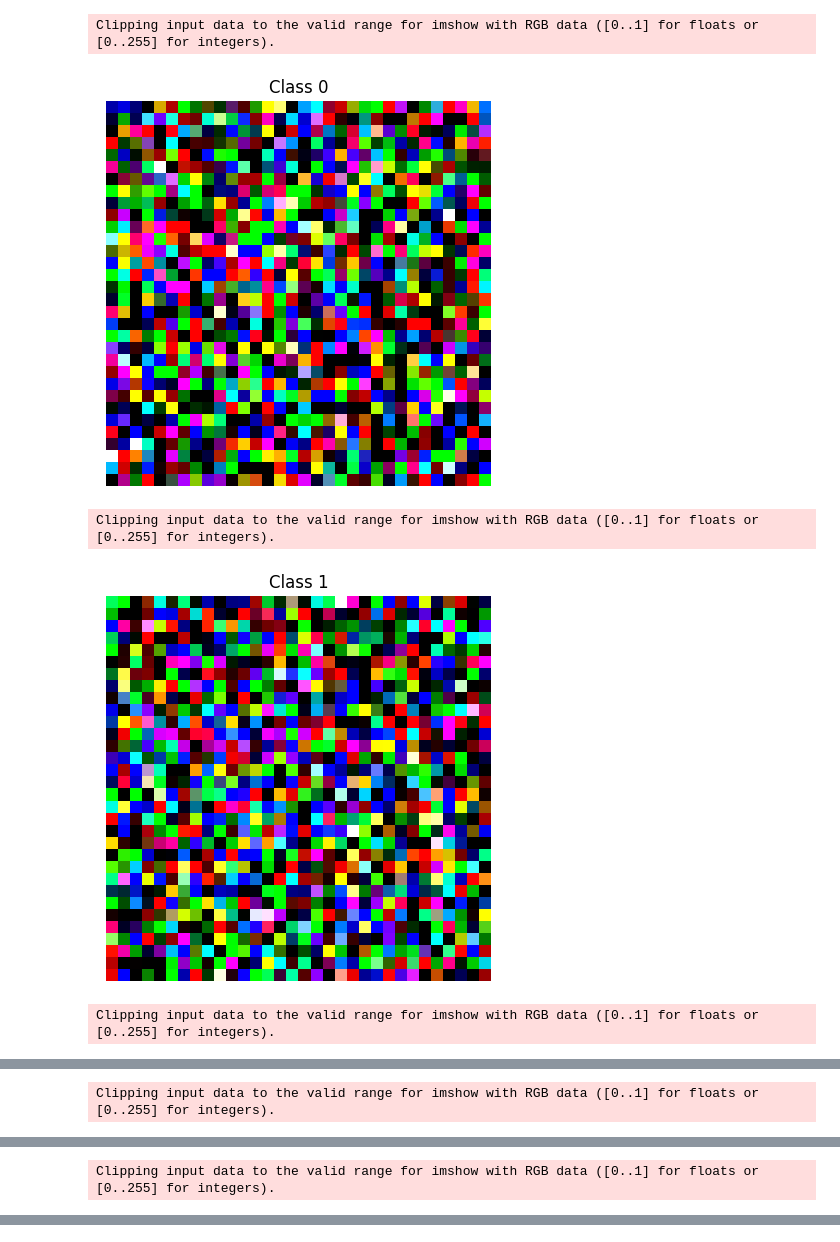
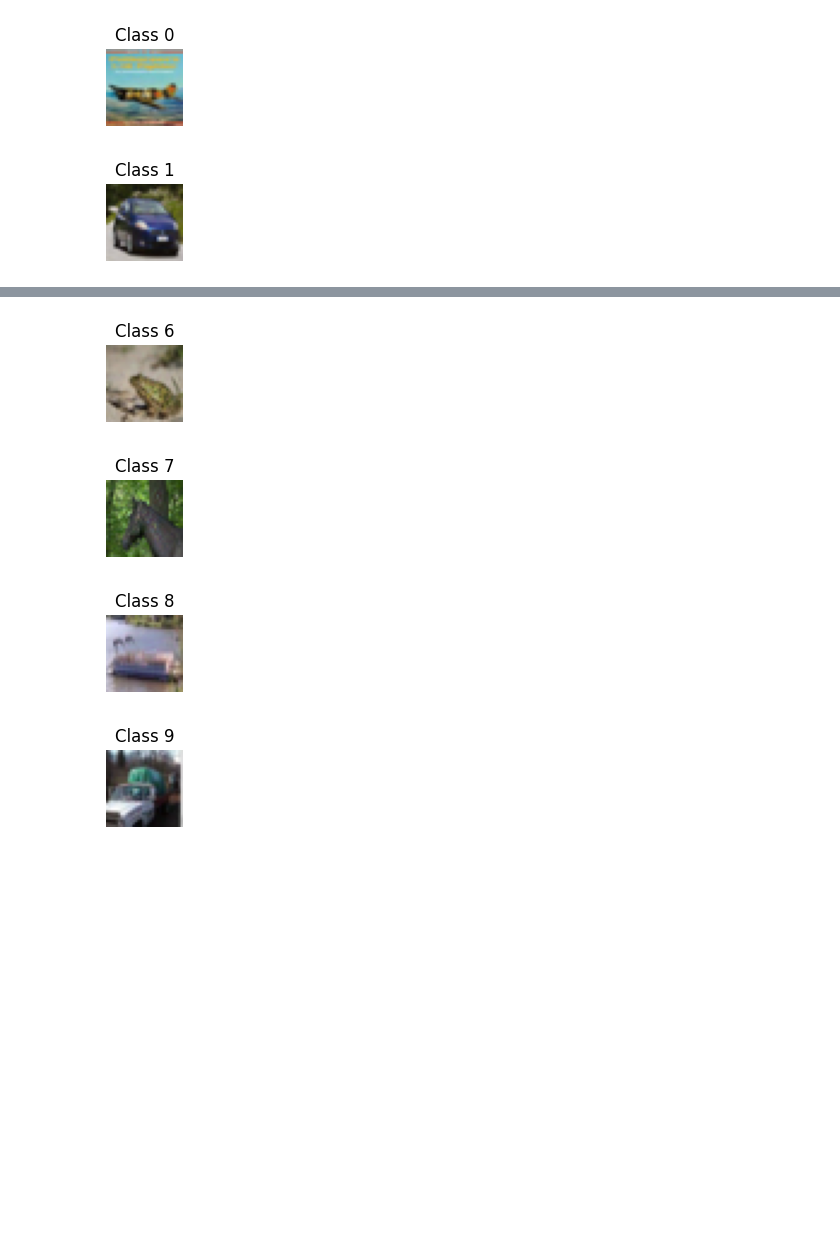
Before and after one commit to jiayini1119/MTT-contrastive-learning, a Jupyter notebook: visualize.ipynb, the cells around one changed output, grey strips where cells are left out. Drawn from its saved outputs; the diff is of its cells as text; code cells hidden in the pictures; blank space fills up the shorter version.

Commit message:
update distill and simclr train method

```diff
--- a/visualize.ipynb
+++ b/visualize.ipynb
@@ -2,30 +2,27 @@
 import torch
 import matplotlib.pyplot as plt
 
-distilled_images_path = "/home/jennyni/MTT-contrastive-learning/distilled_data/distilled_images.pt"
-labels_path = "/home/jennyni/MTT-contrastive-learning/distilled_data/labels.pt"
+distilled_images_path = "/home/jennyni/MTT-contrastive-learning/real_initial_images_2023-08-1800:50:15.614560.pt"
+labels_path = "/home/jennyni/MTT-contrastive-learning/label.pt"
 # %%
 distilled_images = torch.load(distilled_images_path)
 labels = torch.load(labels_path)
 
-num_classes = 100
+num_classes = 10
 ipc = 1
 
 for i in range(num_classes):
 
     class_images = distilled_images[i * ipc: (i + 1) * ipc]
     class_labels = labels[i * ipc: (i + 1) * ipc]
 
-    plt.figure(figsize=(20, 5))
+    plt.figure(figsize=(3, 1))
     for j, img in enumerate(class_images):
         plt.subplot(1, ipc, j + 1)
         plt.imshow(img.detach().permute(1, 2, 0).numpy())
         plt.title(f"Class {class_labels[0].item()}")
         plt.axis('off')
     plt.show()
 # %% [output]
-Clipping input data to the valid range for imshow with RGB data ([0..1] for floats or [0..255] for integers).
-[figure, old version]
+[figure, new version]
-Clipping input data to the valid range for imshow with RGB data ([0..1] for floats or [0..255] for integers).
-[figure, old version]
+[figure, new version]
-Clipping input data to the valid range for imshow with RGB data ([0..1] for floats or [0..255] for integers).
@@ -33 +29,0 @@ Clipping input data to the valid range for imshow with RGB data ([0..1] for floa
-Clipping input data to the valid range for imshow with RGB data ([0..1] for floats or [0..255] for integers).
@@ -35 +30,0 @@ Clipping input data to the valid range for imshow with RGB data ([0..1] for floa
-Clipping input data to the valid range for imshow with RGB data ([0..1] for floats or [0..255] for integers).
@@ -39,0 +33,4 @@ Clipping input data to the valid range for imshow with RGB data ([0..1] for floa
+[figure, added]
+[figure, added]
+[figure, added]
+[figure, added]
```
Also changed, not shown: parts of 4 cells of this notebook, 8 other files.
